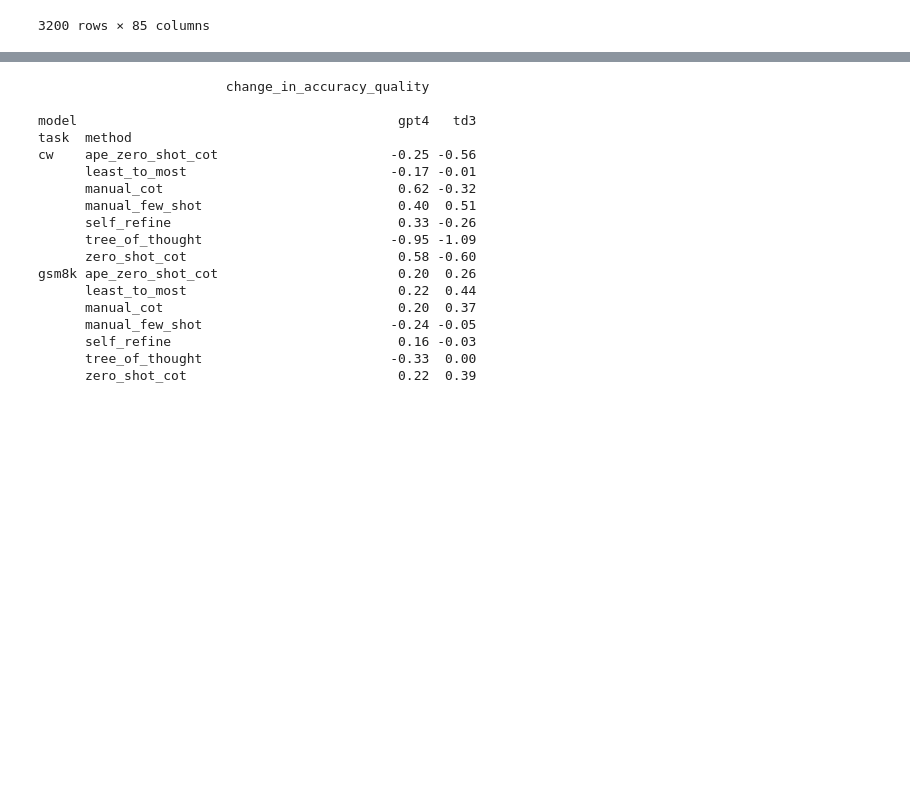
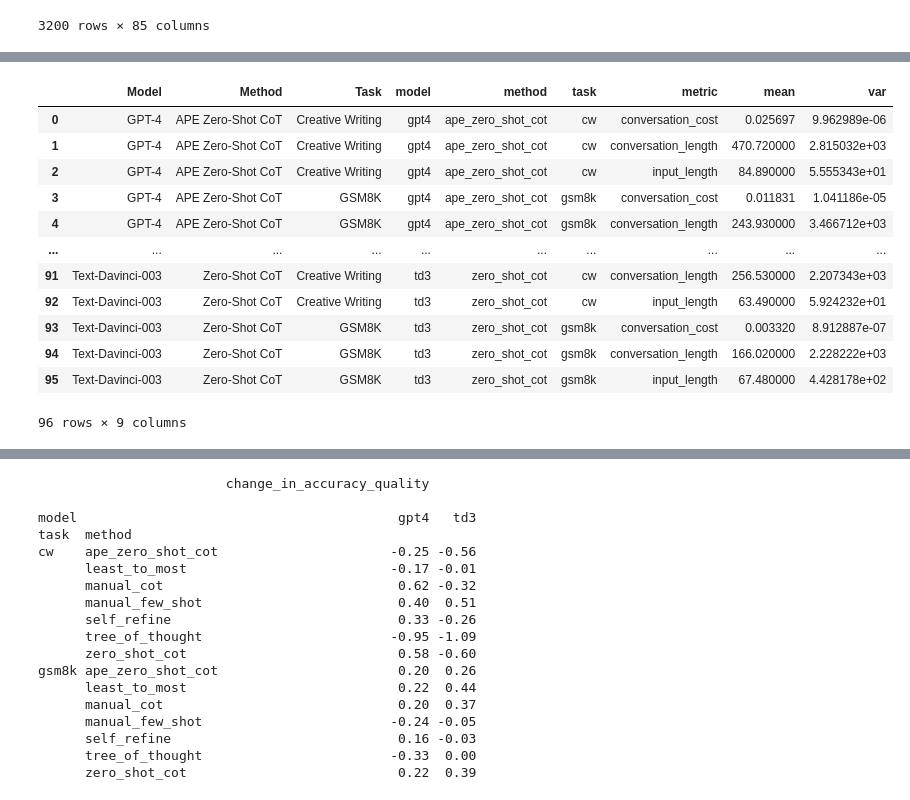
Before and after one commit to ijyliu/anlp23-project, a Jupyter notebook: Data/07c - Length Metrics.ipynb, the cells around one changed output, grey strips where cells are left out. Drawn from its saved outputs; the diff is of its cells as text; code cells hidden in the pictures; blank space fills up the shorter version.

```diff
--- a/Data/07c - Length Metrics.ipynb
+++ b/Data/07c - Length Metrics.ipynb
@@ -87,0 +118,20 @@ Baseline comparison ratios, change in accuracy/quality plots
+# %%
+# Average Value by model, method, metric
+# Also get variance
+avg_metric_with_variance = stacked_combined_data.groupby(['Model', 'Method', 'Task', 'model', 'method', 'task', 'metric']).agg(['mean', 'var'])['Value'].reset_index()
+
+avg_metric_with_variance
+# %% [output]
+|  | Model | Method | Task | model | method | task | metric | mean | var |
+| 0 | GPT-4 | APE Zero-Shot CoT | Creative Writing | gpt4 | ape_zero_shot_cot | cw | conversation_cost | 0.025697 | 9.962989e-06 |
+| 1 | GPT-4 | APE Zero-Shot CoT | Creative Writing | gpt4 | ape_zero_shot_cot | cw | conversation_length | 470.720000 | 2.815032e+03 |
+| 2 | GPT-4 | APE Zero-Shot CoT | Creative Writing | gpt4 | ape_zero_shot_cot | cw | input_length | 84.890000 | 5.555343e+01 |
+| 3 | GPT-4 | APE Zero-Shot CoT | GSM8K | gpt4 | ape_zero_shot_cot | gsm8k | conversation_cost | 0.011831 | 1.041186e-05 |
+| 4 | GPT-4 | APE Zero-Shot CoT | GSM8K | gpt4 | ape_zero_shot_cot | gsm8k | conversation_length | 243.930000 | 3.466712e+03 |
+| ... | ... | ... | ... | ... | ... | ... | ... | ... | ... |
+| 91 | Text-Davinci-003 | Zero-Shot CoT | Creative Writing | td3 | zero_shot_cot | cw | conversation_length | 256.530000 | 2.207343e+03 |
+| 92 | Text-Davinci-003 | Zero-Shot CoT | Creative Writing | td3 | zero_shot_cot | cw | input_length | 63.490000 | 5.924232e+01 |
+| 93 | Text-Davinci-003 | Zero-Shot CoT | GSM8K | td3 | zero_shot_cot | gsm8k | conversation_cost | 0.003320 | 8.912887e-07 |
+| 94 | Text-Davinci-003 | Zero-Shot CoT | GSM8K | td3 | zero_shot_cot | gsm8k | conversation_length | 166.020000 | 2.228222e+03 |
+| 95 | Text-Davinci-003 | Zero-Shot CoT | GSM8K | td3 | zero_shot_cot | gsm8k | input_length | 67.480000 | 4.428178e+02 |
+96 rows × 9 columns
```
Also changed, not shown: parts of 18 cells of this notebook, 28 other files.
